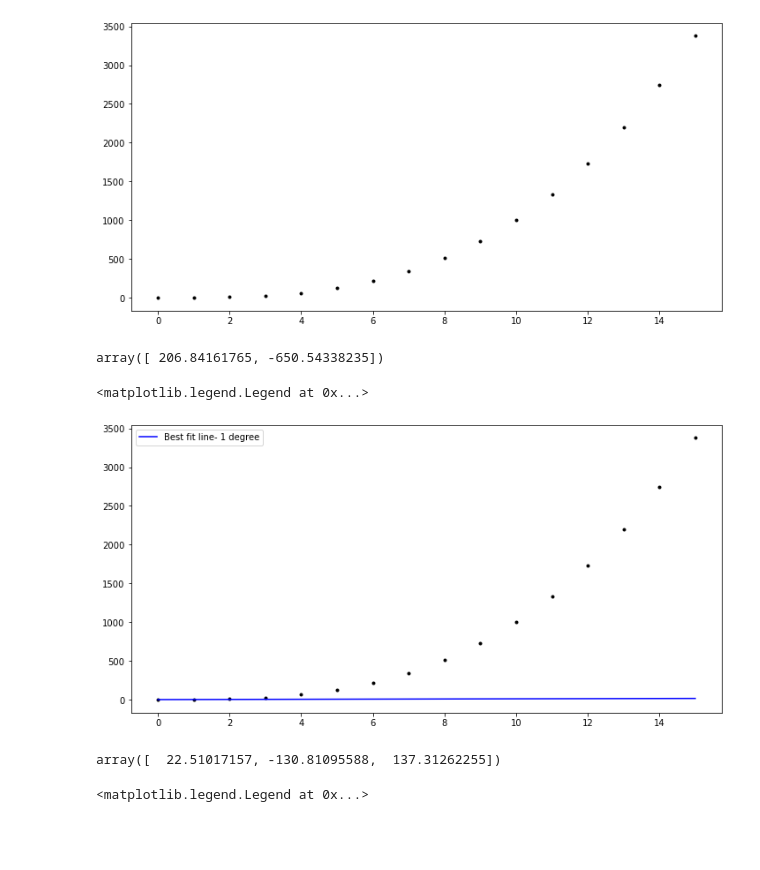
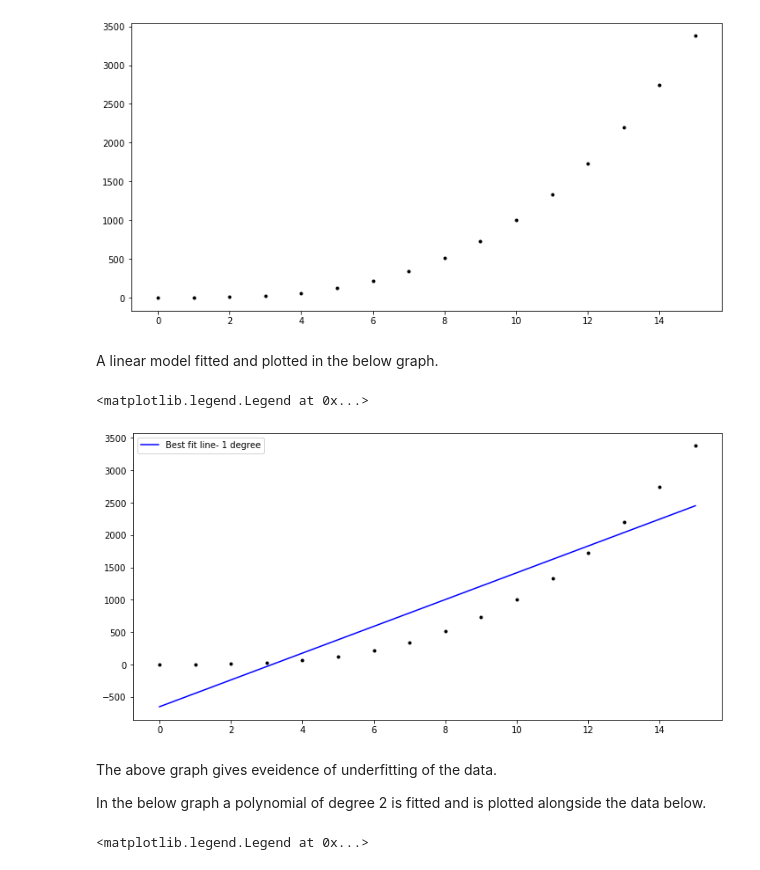
Before and after one commit to fionnmccarthy/ml-and-stats-assessment, a Jupyter notebook: Practical/03-parameters-exercises.ipynb, the cells around one changed output. Cells and saved outputs as stored; diff of their text form; code cells hidden in the pictures; blank space fills up the shorter version.

Commit message:
edits made to parameters notebook, results ans conclusion added

```diff
--- a/Practical/03-parameters-exercises.ipynb
+++ b/Practical/03-parameters-exercises.ipynb
@@ -36,29 +40,27 @@ fig, ax = plt.subplots(figsize=(12,6))
 ax.plot(x, y, 'k.');
 # %% [output]
 [figure]
-# %%
-# Use x and y to try to find the original parameters.
-params = np.polyfit(x, y, 1)
-params
-# %% [output]
-array([ 206.84161765, -650.54338235])
+# %% [markdown]
+A linear model fitted and plotted in the below graph.
 # %%
+# Use x and y to try to find the original parameters.
+params1 = np.polyfit(x, y, 1)
+
 # Create a plot.
 fig, ax = plt.subplots(figsize=(12,6))
 
 # Plot x vs y.
 ax.plot(x, y, 'k.')
 
 # Plot x vs parameters on x.
-ax.plot(x, params[0] * x + params[1], 'b-', label='Best fit line- 1 degree');
+ax.plot(x, params1[0] * x + params1[1], 'b-', label='Best fit line- 1 degree');
 ax.legend()
 # %% [output]
 <matplotlib.legend.Legend at 0x...>
-[figure, old version]
+[figure, new version]
-# %%
-# Use x and y to try to find the original parameters, with 2 degrees of freedom
-params = np.polyfit(x, y, 2)
-params
-# %% [output]
-array([  22.51017157, -130.81095588,  137.31262255])
+# %% [markdown]
+The above graph gives eveidence of underfitting of the data.
+
+
+In the below graph a polynomial of degree 2 is fitted and is plotted alongside the data below.
 # %%
```
Also changed, not shown: parts of 35 cells of this notebook.
